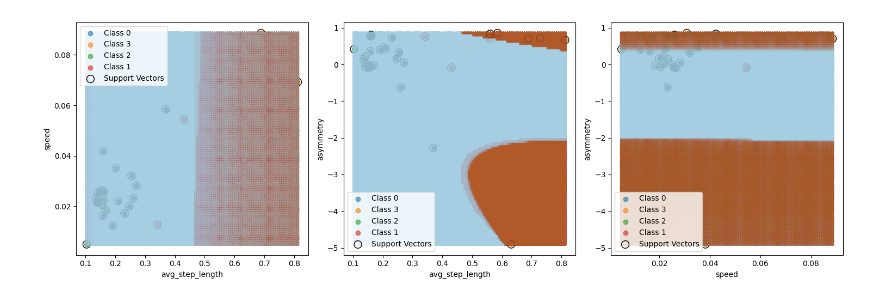
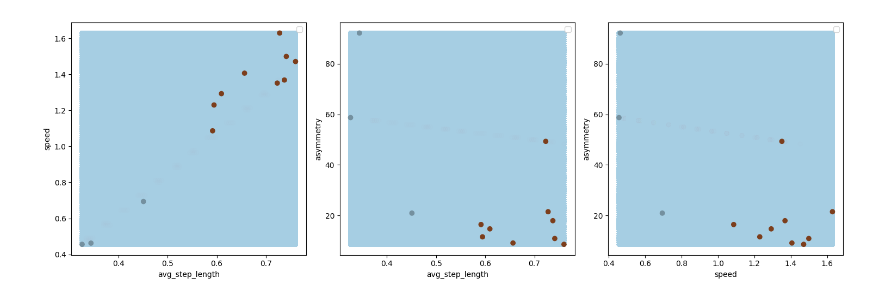
Before and after one commit to hrapek/Biomechanics, a Jupyter notebook: clustering.ipynb, the cells around one changed output. Drawn from its saved outputs; the diff is of its cells as text; code cells hidden in the pictures.

Commit message:
Updated clustering to include GMM

```diff
--- a/clustering.ipynb
+++ b/clustering.ipynb
@@ -48,0 +74,11 @@ clustering_df.head()
+# %%
+X_base = clustering_df[["avg_step_length", "speed", "asymmetry"]]
+y_base = clustering_df[["class"]]
+
+# X = X_base[y_base["class"].str.contains(condition)]
+# y = y_base[y_base["class"].str.contains(condition)]
+
+X = X_base
+y = y_base
+
+X_train, X_test, y_train, y_test = train_test_split(X, y, test_size=0.33, random_state=42)
@@ -195,3 +399,0 @@ No artists with labels found to put in legend.  Note that artists whose label st
-# %%
-for i in itertools.combinations(["avg_step_length", "speed", "asymmetry"], r=2):
-    print(i)
@@ -255,6 +406,7 @@ from sklearn.svm import SVC
 from sklearn.preprocessing import LabelEncoder
 from sklearn.metrics import accuracy_score
 from mpl_toolkits.mplot3d import Axes3D
+from matplotlib.colors import LinearSegmentedColormap
 
 # Assuming you have a DataFrame named clustering_df
 # Here's how to load or create it
@@ -269,21 +421,24 @@ clustering_df['class_encoded'] = label_encoder.fit_transform(clustering_df['clas
 # Train-test split
 X = clustering_df[['avg_step_length', 'speed', 'asymmetry']]
 y = clustering_df['class_encoded']
-X_train, X_test, y_train, y_test = train_test_split(X, y, test_size=0.2, random_state=42)
+X_train, X_test, y_train, y_test = train_test_split(X, y, test_size=0.1, random_state=42)
 
 # Train an SVM classifier
 
-rbf = SVC(kernel='rbf', gamma=0.5, C=0.1).fit(X_train, y_train)
-poly = SVC(kernel='poly', degree=3, C=1).fit(X_train, y_train)
+poly = SVC(kernel='poly', degree=3).fit(X_train, y_train)
+linear = SVC(kernel='linear').fit(X_train, y_train)
+mlpClass = neural_network.MLPClassifier(hidden_layer_sizes=10, activation='relu', max_iter=2000, learning_rate_init=0.01, random_state=42)
 
-svm = rbf
-svm.fit(X_train, y_train)
+gmm = GaussianMixture(n_components=2, random_state=42)  # You can adjust the number of components
+
+clf = gmm
+clf.fit(X_train)
 
 # Create a 3D meshgrid for visualization
 xx, yy, zz = np.meshgrid(
-    np.linspace(X_train['avg_step_length'].min(), X_train['avg_step_length'].max(), 100),
-    np.linspace(X_train['speed'].min(), X_train['speed'].max(), 100),
-    np.linspace(X_train['asymmetry'].min(), X_train['asymmetry'].max(), 100)
+    np.linspace(X['avg_step_length'].min(), X['avg_step_length'].max(), 100),
+    np.linspace(X['speed'].min(), X['speed'].max(), 100),
+    np.linspace(X['asymmetry'].min(), X['asymmetry'].max(), 100)
 )
 
 # Create a DataFrame with meshgrid points
@@ -294,7 +449,13 @@ meshgrid_df = pd.DataFrame({
 })
 
 # Predict class labels for the meshgrid DataFrame
-meshgrid_df['predicted_class'] = svm.predict(meshgrid_df)
+meshgrid_df['predicted_class'] = clf.predict(meshgrid_df)
+meshgrid_df.sort_values('predicted_class')
+
+X["class"] = y
+
+X.sort_values("class")
+y.sort_values()
 
 # Pairwise combinations
 combinations = [("avg_step_length", "speed"), ("avg_step_length", "asymmetry"), ("speed", "asymmetry")]
@@ -302,28 +463,15 @@ combinations = [("avg_step_length", "speed"), ("avg_step_length", "asymmetry"),
 # Create subplots for visualizing decision boundaries in pairwise combinations
 fig, axes = plt.subplots(nrows=1, ncols=3, figsize=(15, 5))
 
+def create_darker_colormap(base_cmap, alpha_scale):
+    colors = base_cmap(np.arange(base_cmap.N))
+    colors[:, :3] *= alpha_scale  # Adjust RGB values to make colors darker
+    return LinearSegmentedColormap.from_list(base_cmap.name + "_darker", colors, base_cmap.N)
+
+darker_cmap = create_darker_colormap(plt.cm.Paired, alpha_scale=0.7)  # Adjust alpha_scale as needed
+
 for i, (x_axis, y_axis) in enumerate(combinations):
     x_pairwise = meshgrid_df[[x_axis, y_axis]]
-
-    for j, cls in enumerate(y.unique()):
-        indices = (y_train == cls)
-        axes[i].scatter(
-            X_train.loc[indices, x_axis],
-            X_train.loc[indices, y_axis],
-            label=f'Class {cls}',
-            alpha=0.6
-        )
-
-    # Visualize support vectors
-    support_vectors = X_train.iloc[svm.support_]
-    axes[i].scatter(
-        support_vectors[x_axis],
-        support_vectors[y_axis],
-        s=100,
-        facecolors='none',
-        edgecolors='k',
-        label='Support Vectors'
-    )
 
     # Plot decision boundary based on the predicted class of meshgrid points
     axes[i].scatter(
@@ -331,8 +479,27 @@ for i, (x_axis, y_axis) in enumerate(combinations):
         meshgrid_df[y_axis],
         c=meshgrid_df['predicted_class'],
         cmap=plt.cm.Paired,
-        marker='.',
-        alpha=0.04
+        # marker='.',
+        alpha=0.002
+    )
+
+    # for j, cls in enumerate(y.unique()):
+    #     indices = (y == cls)
+    #     axes[i].scatter(
+    #         X.loc[indices, x_axis],
+    #         X.loc[indices, y_axis],
+    #         c=X.loc[indices, "class"],
+    #         cmap=plt.cm.Paired,
+    #         label=f'Class {cls}',
+    #         alpha=1
+    #     )
+
+    axes[i].scatter(
+        X[x_axis],
+        X[y_axis],
+        c=X["class"],
+        cmap=darker_cmap,
+        alpha=1,
     )
 
     axes[i].set_xlabel(x_axis)
@@ -343,7 +510,7 @@ for i, (x_axis, y_axis) in enumerate(combinations):
 plt.tight_layout()
 
 # Calculate accuracy on the test set
-y_pred = svm.predict(X_test)
+y_pred = clf.predict(X_test)
 accuracy = accuracy_score(y_test, y_pred)
 print(f"Accuracy: {accuracy:.2f}")
 
@@ -355 +528 @@ Creating legend with loc="best" can be slow with large amounts of data.
-[figure, old version]
+[figure, new version]
```
Also changed, not shown: parts of 27 cells of this notebook, 1 other file.
